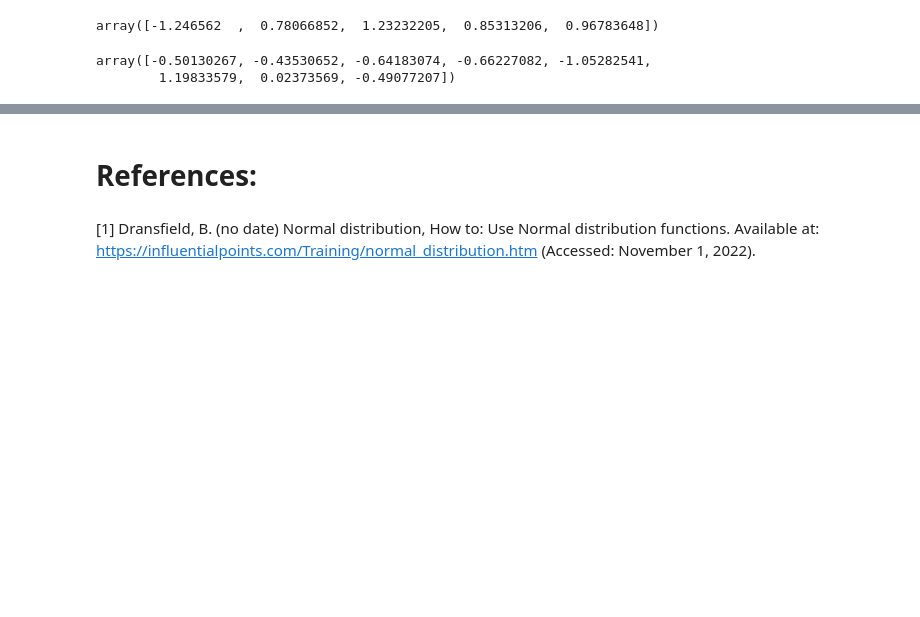
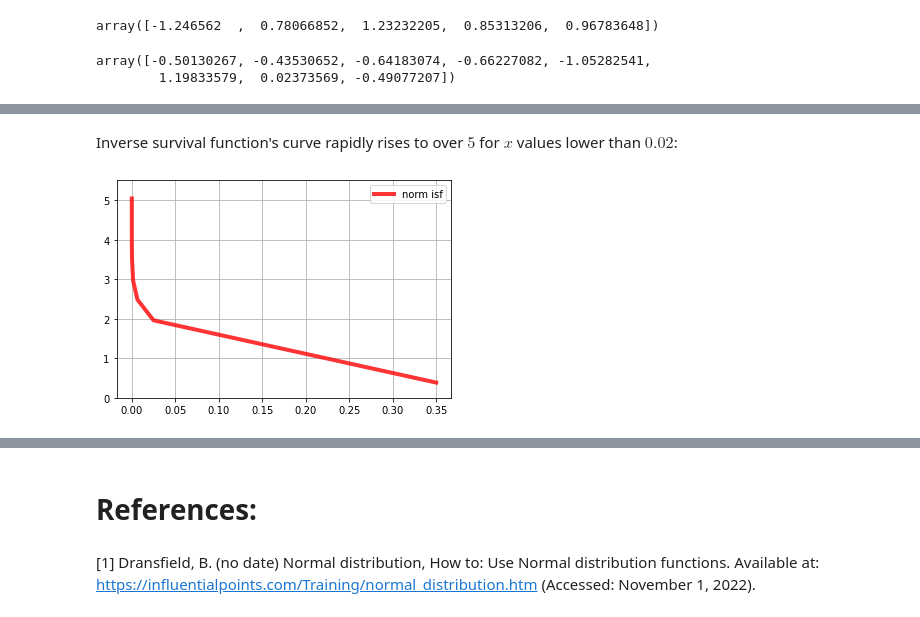
Before and after one commit to Ruairi8/FoDA-assessment, a Jupyter notebook: Normal Distribution.ipynb, the cells around one changed output, grey strips where cells are left out. Drawn from its saved outputs; the diff is of its cells as text; code cells hidden in the pictures; blank space fills up the shorter version.

```diff
--- a/Normal Distribution.ipynb
+++ b/Normal Distribution.ipynb
@@ -172,0 +263,12 @@ array([-0.50130267, -0.43530652, -0.64183074, -0.66227082, -1.05282541,
+# %% [markdown]
+Inverse survival function's curve rapidly rises to over $5$ for $x$ values lower than $0.02$:
+# %%
+fig, ax = plt.subplots(1,1)
+x = [0.00000023, 0.0000077, 0.0000192, 0.0000525, 0.000208, 0.0015, 0.0065, 0.025, 0.35]
+ax.plot(x, ss.norm.isf(x),
+       '-', color="red", lw=4, alpha=1.8, label='norm isf')
+ax.set_ylim([0,5.5])
+plt.grid()
+ax.legend();
+# %% [output]
+[figure, added]
```
Also changed, not shown: parts of 27 cells of this notebook, 2 other files.
